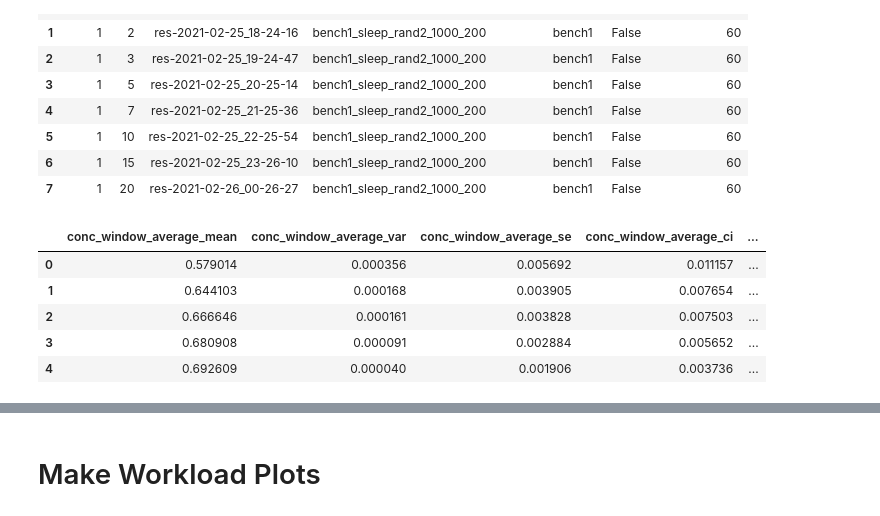
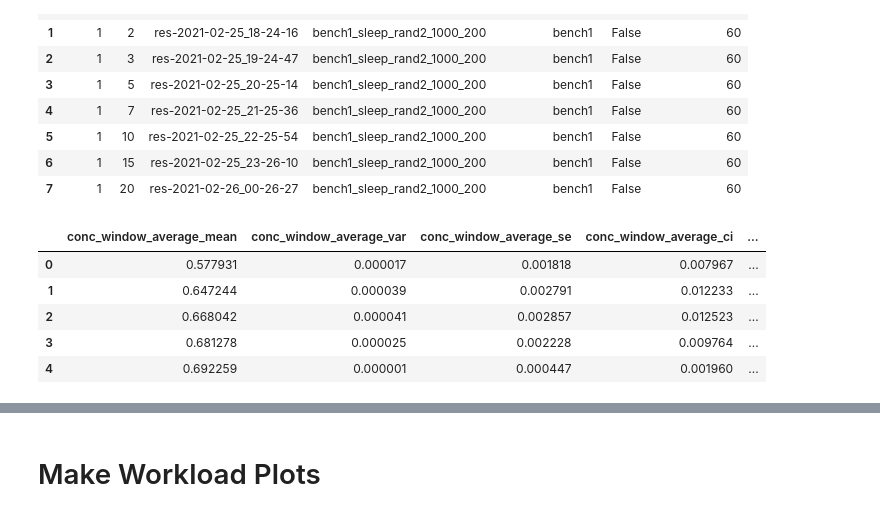
Before and after one commit to pacslab/conc-value-perf-modelling, a Jupyter notebook: experiments/parse_multiple.ipynb, the cells around one changed output, grey strips where cells are left out. Cells and saved outputs as stored; diff of their text form; code cells hidden in the pictures.

```diff
--- a/experiments/parse_multiple.ipynb
+++ b/experiments/parse_multiple.ipynb
@@ -59,43 +59,43 @@ overview_df.head(8)
 | 6 | 1 | 15 | res-2021-02-25_23-26-10 | bench1_sleep_rand2_1000_200 | bench1 | False | 60 |
 | 7 | 1 | 20 | res-2021-02-26_00-26-27 | bench1_sleep_rand2_1000_200 | bench1 | False | 60 |
 # %%
-batch_seconds = 300
+batch_seconds = 600
 
 # func used on each batch (part of a single experiment logs)
 parse_cols_funcs = {
     'conc_window_average': lambda df: df['conc_window_average'].mean(),
     'average_ready_count': lambda df: df['ready_count'].mean(),
 }
 
 # func used on each batch (part of a single experiment logs)
 parse_req_cols_funcs = {
     'client_elapsed_time': lambda df: df['client_elapsed_time'].mean(),
     'lambda_over_n': lambda df: df['lambda_over_n'].mean(),
 }
 
 parse_res = []
 for res_name in tqdm(overview_df['res_name']):
     res_logger_file = f"results/{exp_config_name}/{res_name}_logger.csv"
     df = parse_util.parse_logger_file(res_logger_file)
     parse_cols_res = parse_util.parse_batch_custom_funcs(df, batch_seconds, parse_cols_funcs)
 
     res_reqs_file = f"results/{exp_config_name}/{res_name}_reqs.csv"
     df_req = parse_util.parse_reqs_file(res_reqs_file)
     parse_req_res = parse_util.parse_batch_custom_funcs(df_req, batch_seconds, parse_req_cols_funcs)
 
     parse_cols_res.update(parse_req_res)
 
     parse_res.append(parse_cols_res)
 
 parse_res_df = pd.DataFrame(data=parse_res)
 parse_res_df.head()
 # %% [output]
 |  | conc_window_average_mean | conc_window_average_var | conc_window_average_se | conc_window_average_ci | ... |
-| 0 | 0.579014 | 0.000356 | 0.005692 | 0.011157 | ... |
-| 1 | 0.644103 | 0.000168 | 0.003905 | 0.007654 | ... |
-| 2 | 0.666646 | 0.000161 | 0.003828 | 0.007503 | ... |
-| 3 | 0.680908 | 0.000091 | 0.002884 | 0.005652 | ... |
-| 4 | 0.692609 | 0.000040 | 0.001906 | 0.003736 | ... |
+| 0 | 0.577931 | 0.000017 | 0.001818 | 0.007967 | ... |
+| 1 | 0.647244 | 0.000039 | 0.002791 | 0.012233 | ... |
+| 2 | 0.668042 | 0.000041 | 0.002857 | 0.012523 | ... |
+| 3 | 0.681278 | 0.000025 | 0.002228 | 0.009764 | ... |
+| 4 | 0.692259 | 0.000001 | 0.000447 | 0.001960 | ... |
 # %%
 orig_overview_parsed_df = pd.concat([overview_df, parse_res_df], axis=1)
 orig_overview_parsed_df.head()
```
Also changed, not shown: parts of 5 cells of this notebook, 1 other file.
